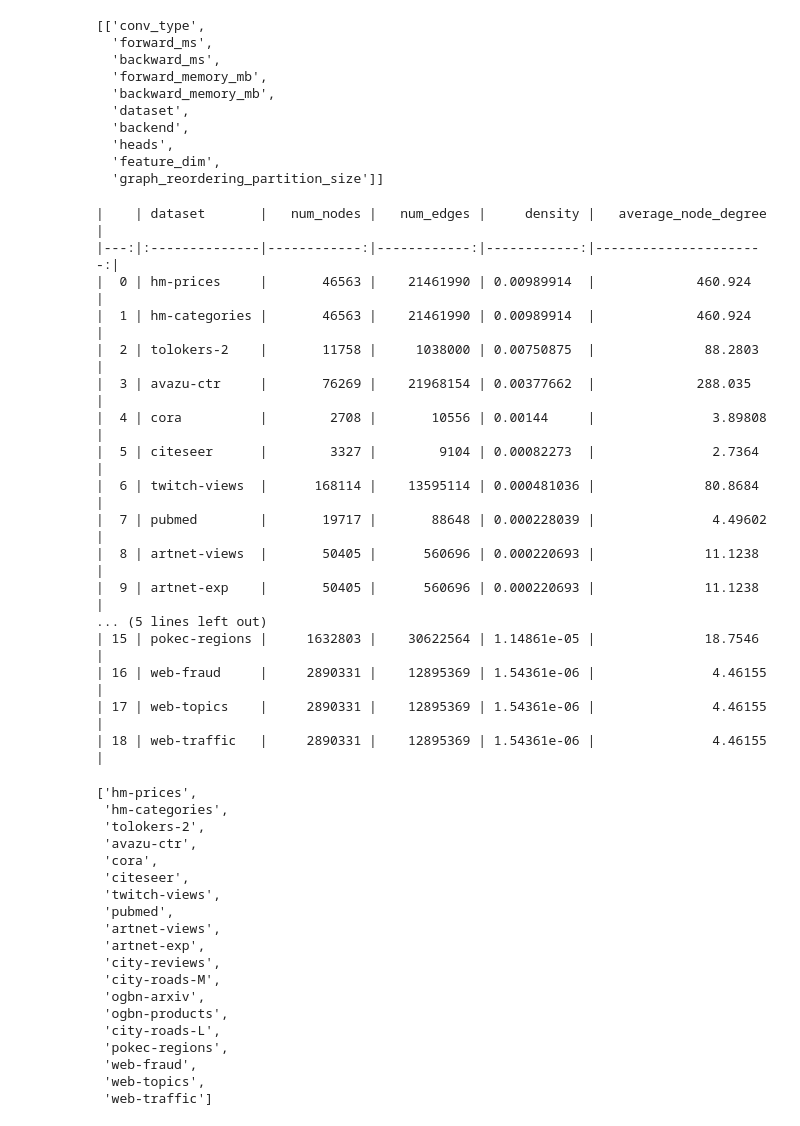
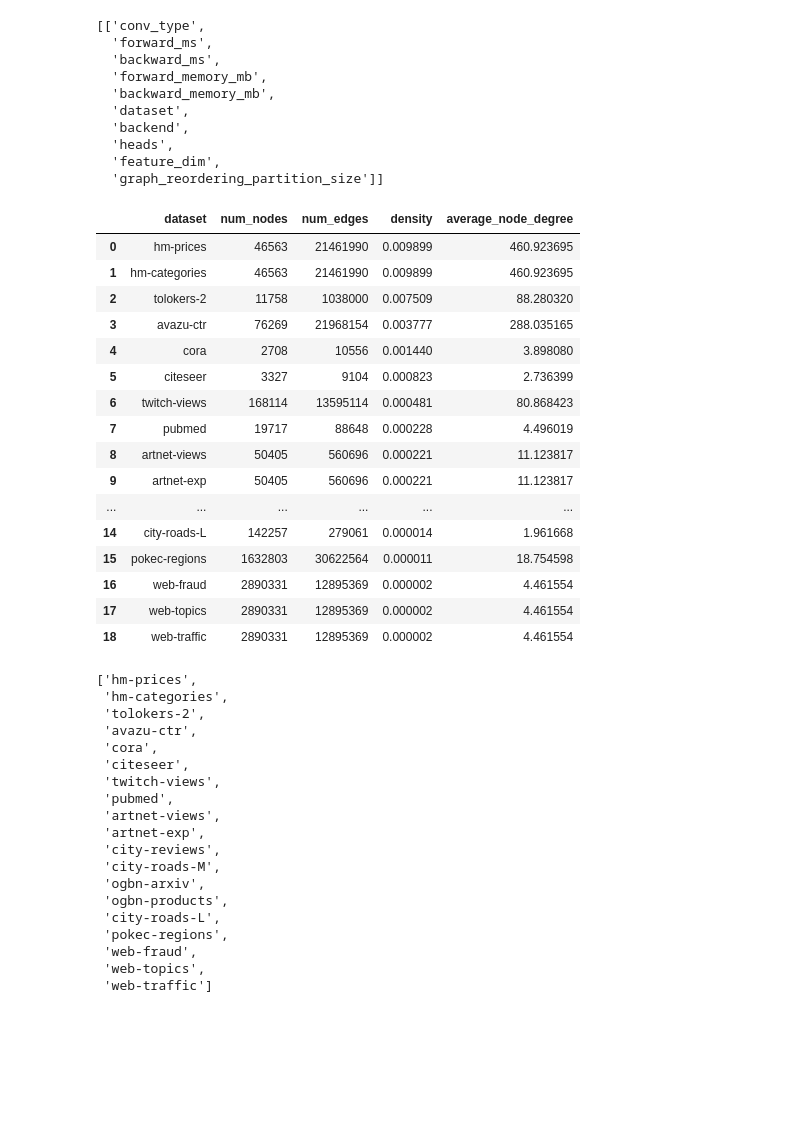
Before and after one commit to Abusagit/Turbo-GNN, a Jupyter notebook: notebooks/analysis.ipynb, the cells around one changed output. Saved outputs shown, nothing was run; the diff lists cells and outputs as text; code cells hidden in the pictures; blank space fills up the shorter version.

```diff
--- a/notebooks/analysis.ipynb
+++ b/notebooks/analysis.ipynb
@@ -290,25 +290,25 @@ datasets_df["average_node_degree"] = datasets_df["num_edges"] / datasets_df["num
 
 datasets_df = datasets_df.sort_values(by="density", ascending=False).reset_index(drop=True)
 # %%
-print(datasets_df.to_markdown())
+datasets_df
 # %% [output]
-|    | dataset       |   num_nodes |   num_edges |     density |   average_node_degree |
-|---:|:--------------|------------:|------------:|------------:|----------------------:|
-|  0 | hm-prices     |       46563 |    21461990 | 0.00989914  |             460.924   |
-|  1 | hm-categories |       46563 |    21461990 | 0.00989914  |             460.924   |
-|  2 | tolokers-2    |       11758 |     1038000 | 0.00750875  |              88.2803  |
-|  3 | avazu-ctr     |       76269 |    21968154 | 0.00377662  |             288.035   |
-|  4 | cora          |        2708 |       10556 | 0.00144     |               3.89808 |
-|  5 | citeseer      |        3327 |        9104 | 0.00082273  |               2.7364  |
-|  6 | twitch-views  |      168114 |    13595114 | 0.000481036 |              80.8684  |
-|  7 | pubmed        |       19717 |       88648 | 0.000228039 |               4.49602 |
-|  8 | artnet-views  |       50405 |      560696 | 0.000220693 |              11.1238  |
-|  9 | artnet-exp    |       50405 |      560696 | 0.000220693 |              11.1238  |
-... (5 lines left out)
-| 15 | pokec-regions |     1632803 |    30622564 | 1.14861e-05 |              18.7546  |
-| 16 | web-fraud     |     2890331 |    12895369 | 1.54361e-06 |               4.46155 |
-| 17 | web-topics    |     2890331 |    12895369 | 1.54361e-06 |               4.46155 |
-| 18 | web-traffic   |     2890331 |    12895369 | 1.54361e-06 |               4.46155 |
+|  | dataset | num_nodes | num_edges | density | average_node_degree |
+| 0 | hm-prices | 46563 | 21461990 | 0.009899 | 460.923695 |
+| 1 | hm-categories | 46563 | 21461990 | 0.009899 | 460.923695 |
+| 2 | tolokers-2 | 11758 | 1038000 | 0.007509 | 88.280320 |
+| 3 | avazu-ctr | 76269 | 21968154 | 0.003777 | 288.035165 |
+| 4 | cora | 2708 | 10556 | 0.001440 | 3.898080 |
+| 5 | citeseer | 3327 | 9104 | 0.000823 | 2.736399 |
+| 6 | twitch-views | 168114 | 13595114 | 0.000481 | 80.868423 |
+| 7 | pubmed | 19717 | 88648 | 0.000228 | 4.496019 |
+| 8 | artnet-views | 50405 | 560696 | 0.000221 | 11.123817 |
+| 9 | artnet-exp | 50405 | 560696 | 0.000221 | 11.123817 |
+| ... | ... | ... | ... | ... | ... |
+| 14 | city-roads-L | 142257 | 279061 | 0.000014 | 1.961668 |
+| 15 | pokec-regions | 1632803 | 30622564 | 0.000011 | 18.754598 |
+| 16 | web-fraud | 2890331 | 12895369 | 0.000002 | 4.461554 |
+| 17 | web-topics | 2890331 | 12895369 | 0.000002 | 4.461554 |
+| 18 | web-traffic | 2890331 | 12895369 | 0.000002 | 4.461554 |
 # %%
 datasets_df["dataset"].values.tolist()
 # %% [output]
```
Also changed, not shown: parts of 16 cells of this notebook, 5 other files.
